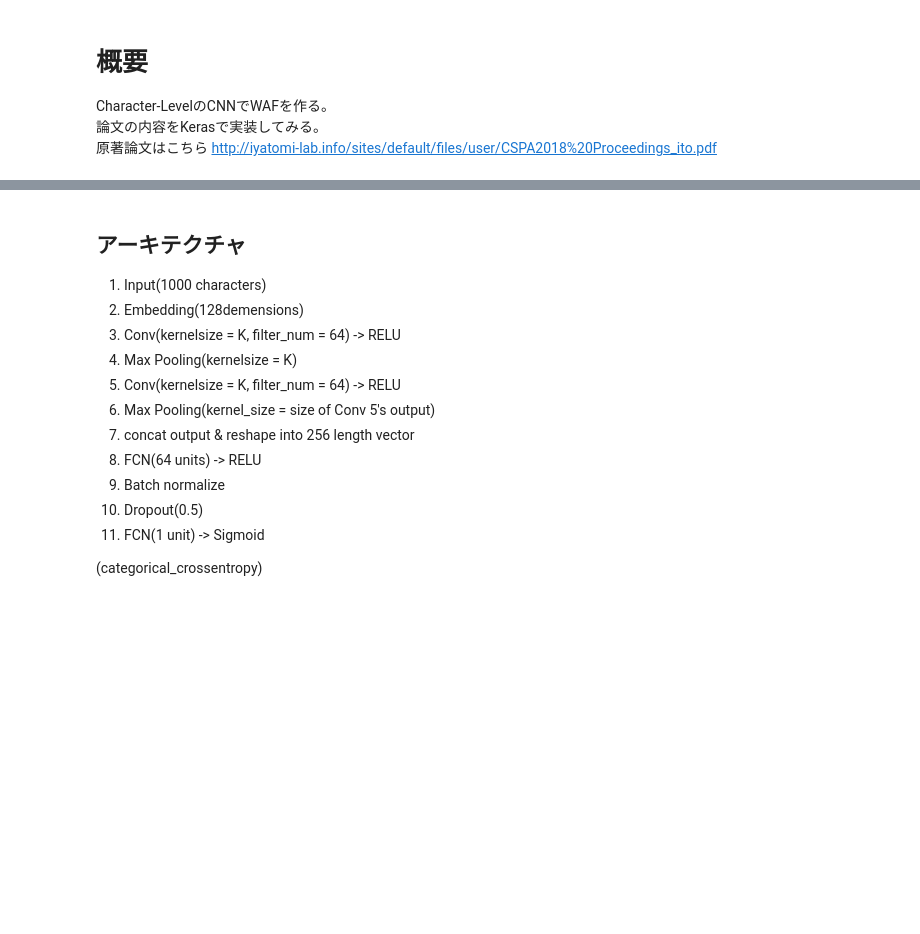
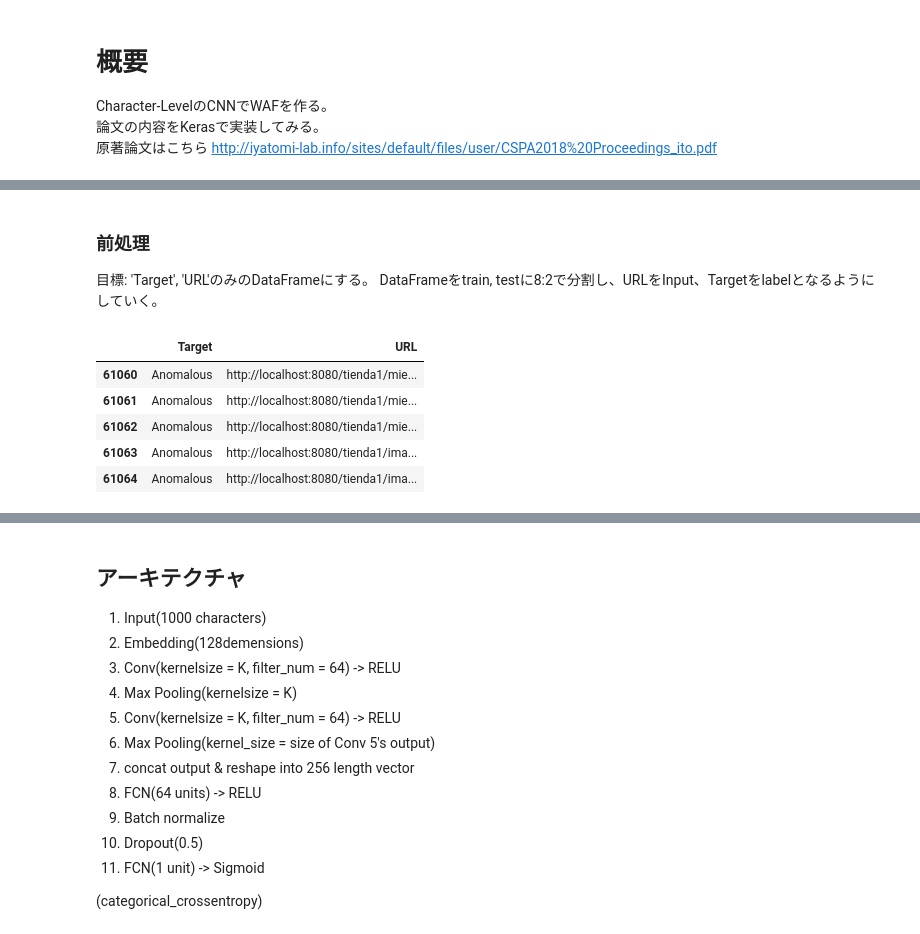
Before and after one commit to futabato/WAffle, a Jupyter notebook: Character-level_CNN/CharacterLevel_CNN.ipynb, the cells around one changed output, grey strips where cells are left out. Cells and saved outputs as stored; diff of their text form; code cells hidden in the pictures; blank space fills up the shorter version.

```diff
--- a/Character-level_CNN/CharacterLevel_CNN.ipynb
+++ b/Character-level_CNN/CharacterLevel_CNN.ipynb
@@ -43,3 +81,18 @@ df = df.rename(columns={'Unnamed: 0':'Target'})
+# %% [markdown]
+### 前処理
+
+目標: 'Target', 'URL'のみのDataFrameにする。
+DataFrameをtrain, testに8:2で分割し、URLをInput、Targetをlabelとなるようにしていく。
+# %%
+df = df[['Target', 'URL']]
+df.tail()
+# %% [output]
+|  | Target | URL |
+| 61060 | Anomalous | http://localhost:8080/tienda1/mie... |
+| 61061 | Anomalous | http://localhost:8080/tienda1/mie... |
+| 61062 | Anomalous | http://localhost:8080/tienda1/mie... |
+| 61063 | Anomalous | http://localhost:8080/tienda1/ima... |
+| 61064 | Anomalous | http://localhost:8080/tienda1/ima... |
 # %%
 # Targetカラムの変更。
 # if (df['Target'] == Normal){0} else {1}
```
Also changed, not shown: parts of 48 cells of this notebook.
